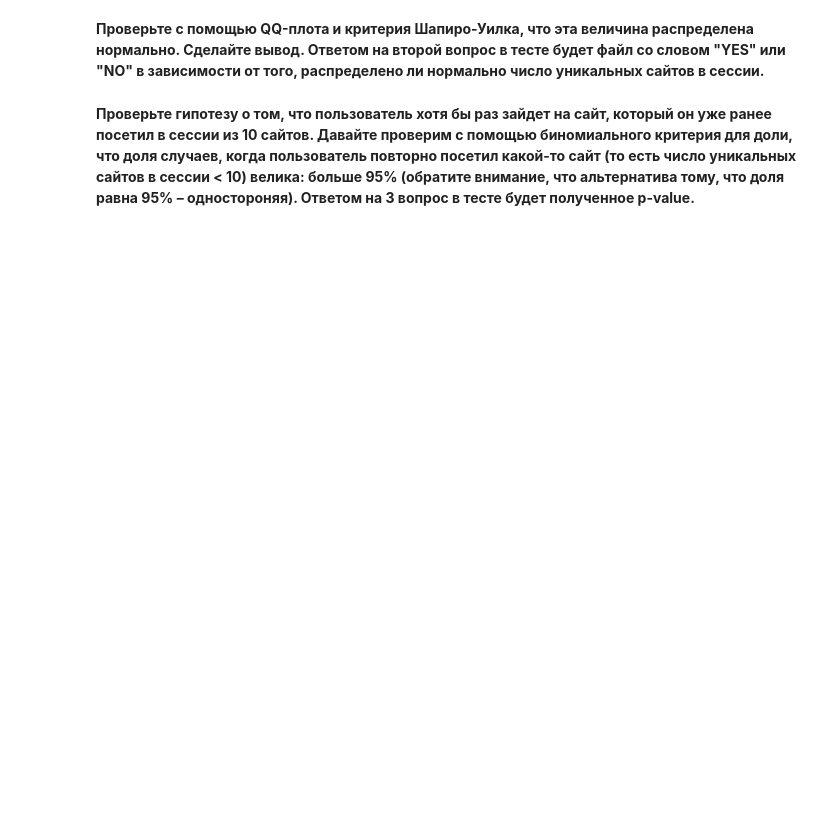
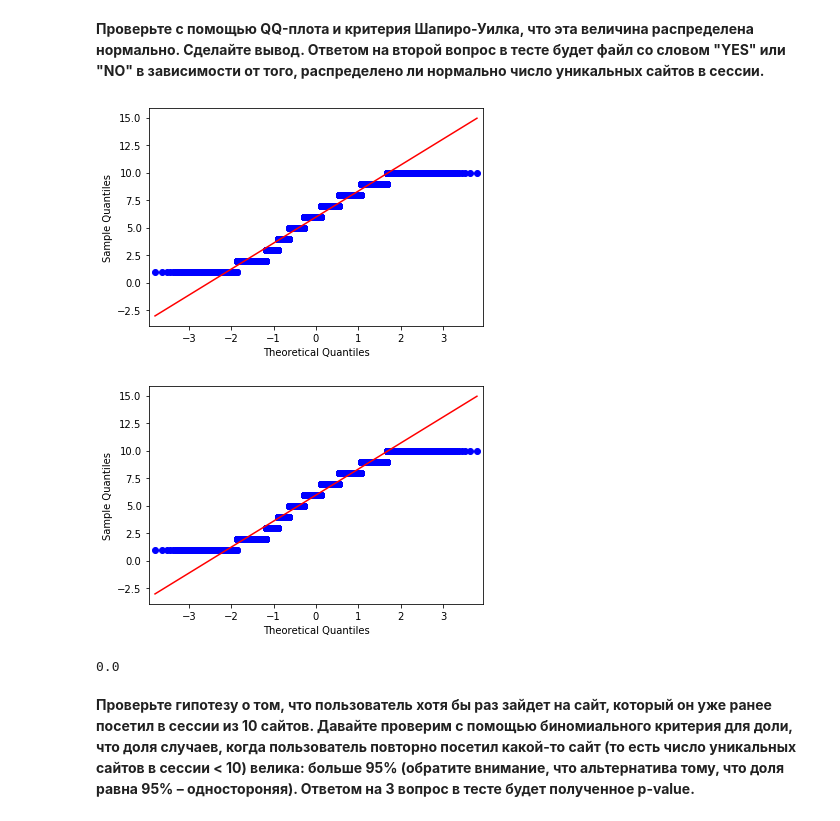
Before and after one commit to Mynzhassar/internet-user-identification, a Jupyter notebook: 2 hypotheses analysis/week2_analysis_hypotheses.ipynb, the cells around one changed output. Drawn from its saved outputs; the diff is of its cells as text; code cells hidden in the pictures; blank space fills up the shorter version.

```diff
--- a/2 hypotheses analysis/week2_analysis_hypotheses.ipynb
+++ b/2 hypotheses analysis/week2_analysis_hypotheses.ipynb
@@ -239,0 +281,12 @@ write_answer_to_file(''' ВАШ КОД ЗДЕСЬ ''',
+# %%
+from statsmodels.graphics.gofplots import qqplot
+qqplot(pd.Series(num_unique_sites), line='s')
+# %% [output]
+[figure, added]
+[figure, added]
+# %%
+from scipy.stats import shapiro
+stat, p = shapiro(num_unique_sites)
+p
+# %% [output]
+0.0
```
Also changed, not shown: parts of 22 cells of this notebook, 4 other files.
